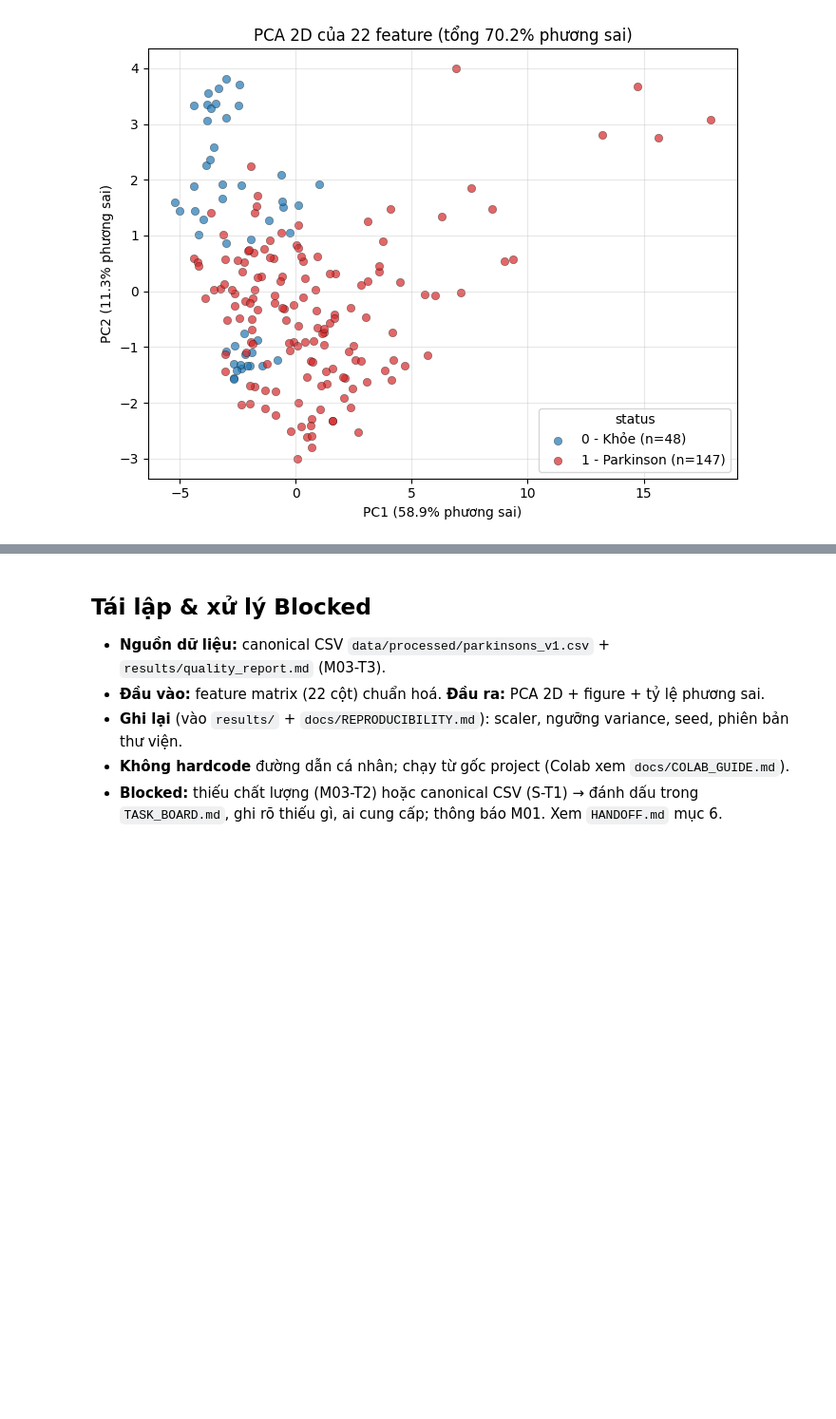
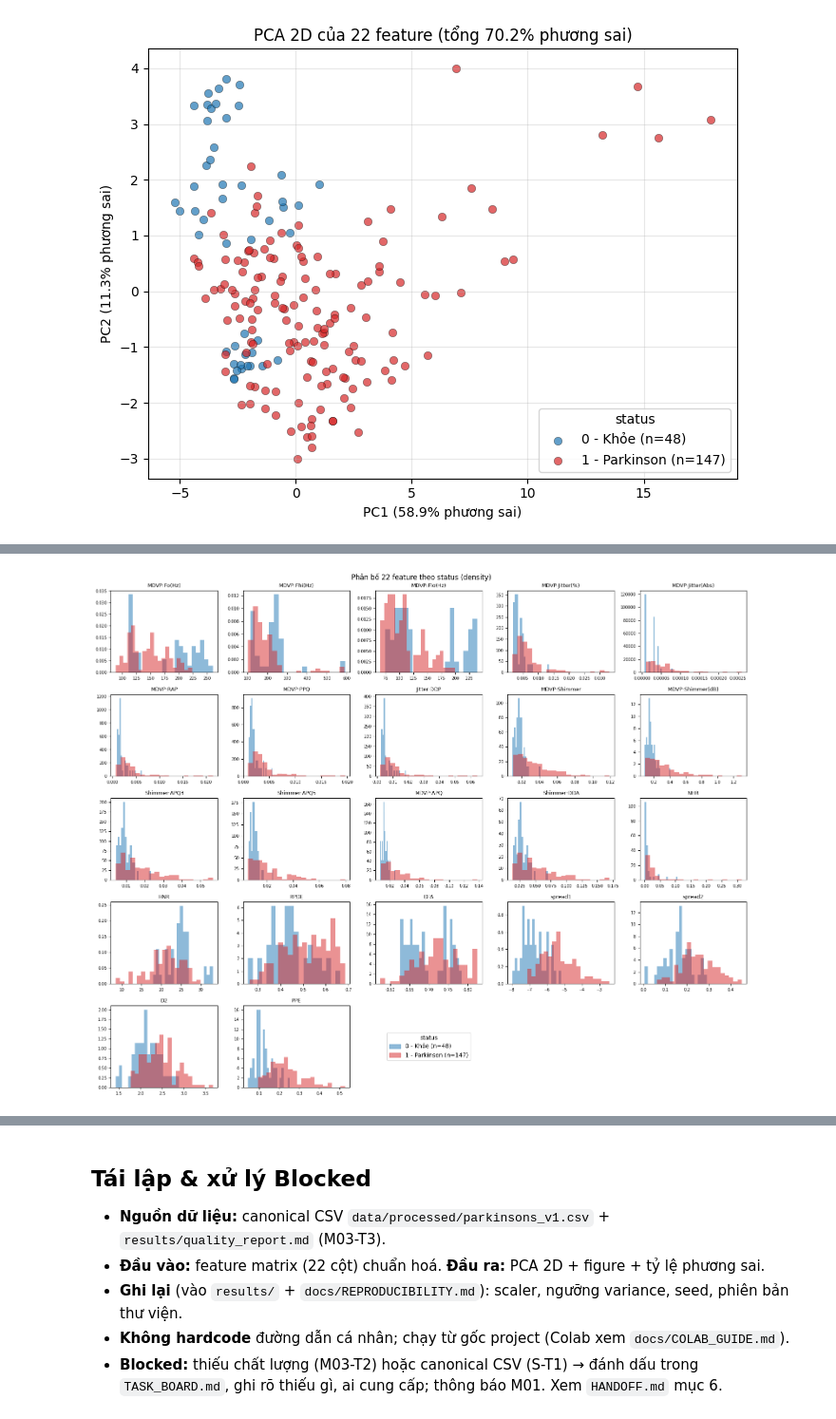
Before and after one commit to KaiyoDev/Nhom_3_KhaiThacDuLieu_Parkinsons, a Jupyter notebook: notebooks/02_preprocessing_pca.ipynb, the cells around one changed output, grey strips where cells are left out. Shown at 95% size. Drawn from its saved outputs; the diff is of its cells as text; code cells hidden in the pictures; blank space fills up the shorter version.

Commit message:
feat(m04-t3): thêm histogram phân bố và heatmap tương quan

```diff
--- a/notebooks/02_preprocessing_pca.ipynb
+++ b/notebooks/02_preprocessing_pca.ipynb
@@ -236,0 +247,29 @@ plt.show()
+# %%
+# M04-T3: Bước 8 : histogram phân bố 22 feature, tô theo status (density vì n=48 vs 147)
+import numpy as np
+import matplotlib.pyplot as plt
+
+FIG_DIR = ROOT / "results/figures"
+FIG_DIR.mkdir(parents=True, exist_ok=True)
+
+ncols = 5
+nrows = int(np.ceil(len(features) / ncols))
+fig, axes = plt.subplots(nrows, ncols, figsize=(16, 2.6 * nrows))
+flat = axes.ravel()
+for ax, f in zip(flat, features):
+    for label, color in [(0, "tab:blue"), (1, "tab:red")]:
+        ax.hist(X.loc[y == label, f], bins=20, density=True, alpha=0.5, color=color)
+    ax.set_title(f, fontsize=9)
+    ax.tick_params(labelsize=7)
+for ax in flat[len(features):]:
+    ax.axis("off")
+
+handles = [plt.Rectangle((0, 0), 1, 1, color=c, alpha=0.5) for c in ("tab:blue", "tab:red")]
+flat[len(features)].legend(handles, ["0 - Khỏe (n=48)", "1 - Parkinson (n=147)"],
+                           title="status", loc="center")
+fig.suptitle("Phân bố 22 feature theo status (density)")
+fig.tight_layout()
+fig.savefig(FIG_DIR / "m04-t3_histograms.png", dpi=130)
+plt.show()
+# %% [output]
+[figure, added]
```
Also changed, not shown: parts of 5 cells of this notebook, 2 other files.
